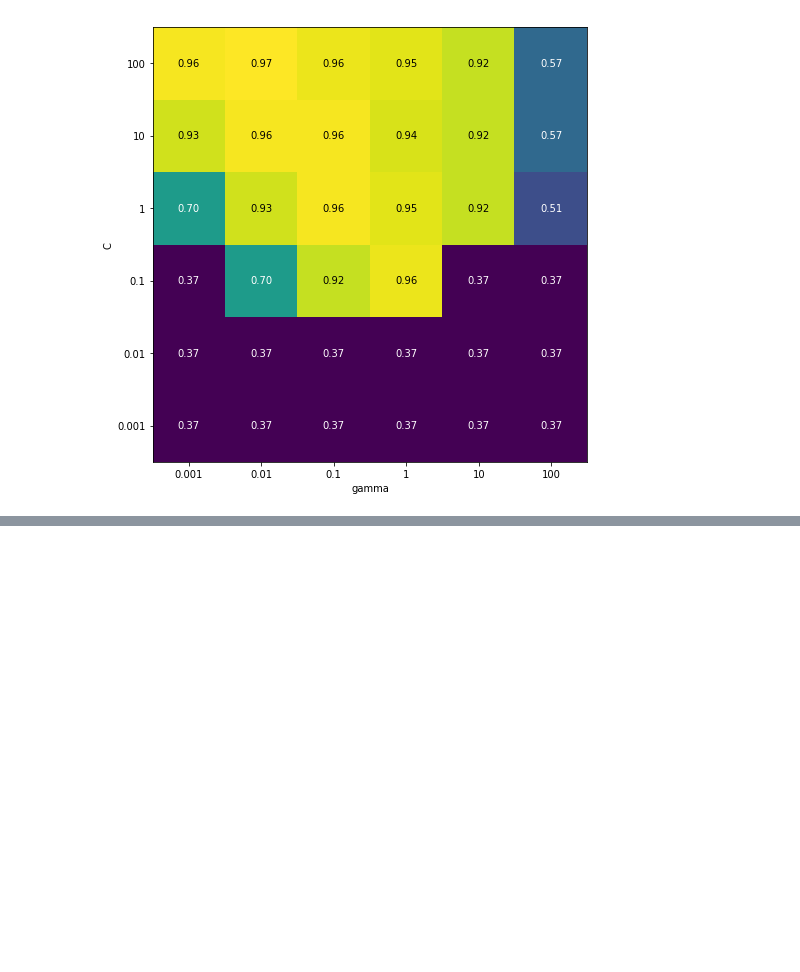
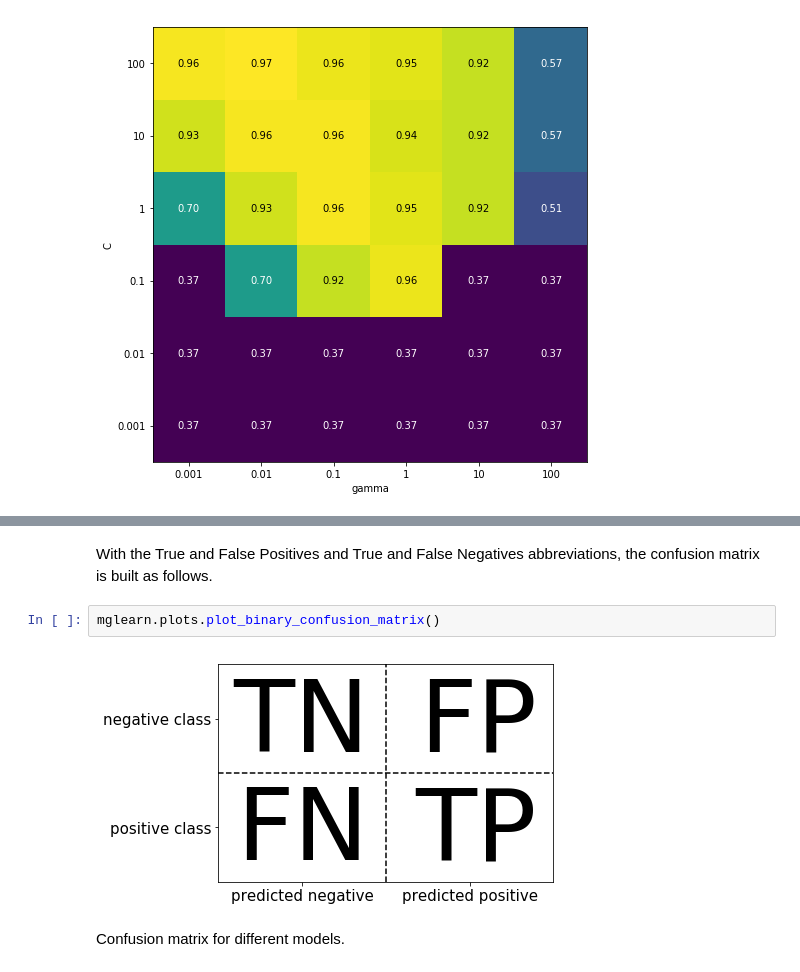
Before and after one commit to Patabu2/machine_learning_study, a Jupyter notebook: Chapter 5- Model Evaluation and Improvement.ipynb, the cells around one changed output, grey strips where cells are left out. Drawn from its saved outputs; the diff is of its cells as text; blank space fills up the shorter version.

```diff
--- a/Chapter 5- Model Evaluation and Improvement.ipynb
+++ b/Chapter 5- Model Evaluation and Improvement.ipynb
@@ -422,0 +668,8 @@ plt.show()
+# %% [markdown]
+With the True and False Positives and True and False Negatives abbreviations, the confusion matrix is built as follows.
+# %%
+mglearn.plots.plot_binary_confusion_matrix()
+# %% [output]
+[figure, added]
+# %% [markdown]
+Confusion matrix for different models.
```
Also changed, not shown: parts of 33 cells of this notebook.
